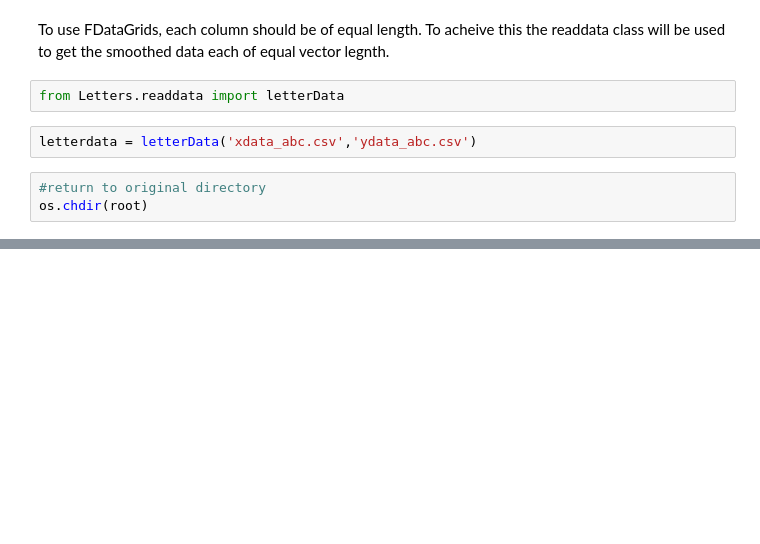
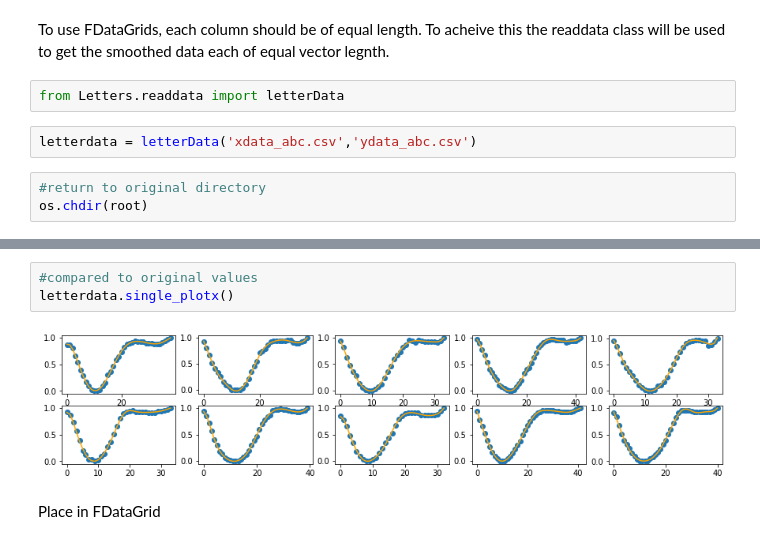
Before and after one commit to ruckapark/FDA, a Jupyter notebook: FDA_letter_classifiers.ipynb, the cells around one changed output, grey strips where cells are left out. Saved outputs shown, nothing was run; the diff lists cells and outputs as text; blank space fills up the shorter version.

```diff
--- a/FDA_letter_classifiers.ipynb
+++ b/FDA_letter_classifiers.ipynb
@@ -33,0 +50,7 @@ os.chdir(root)
+# %%
+#compared to original values
+letterdata.single_plotx()
+# %% [output]
+[figure, added]
+# %% [markdown]
+Place in FDataGrid
```
Also changed, not shown: parts of 13 cells of this notebook.
